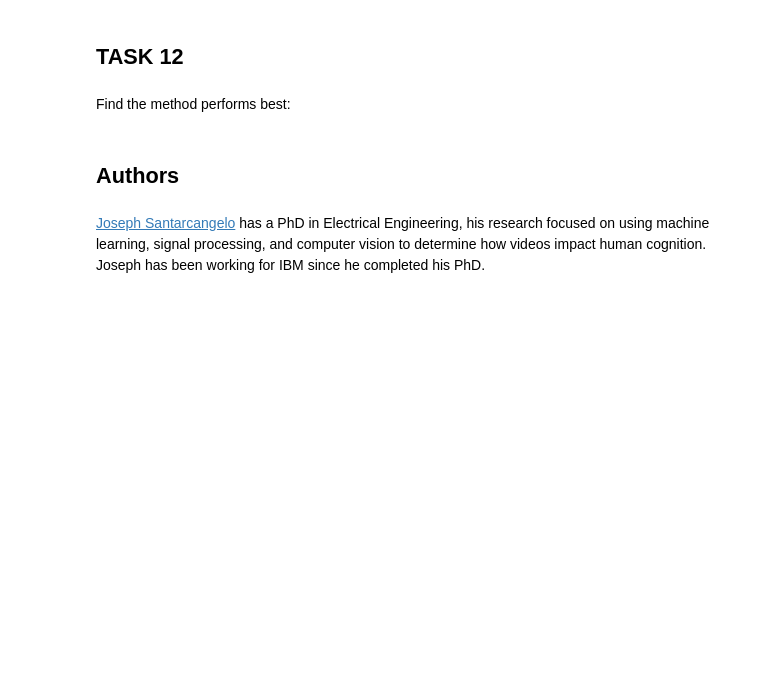
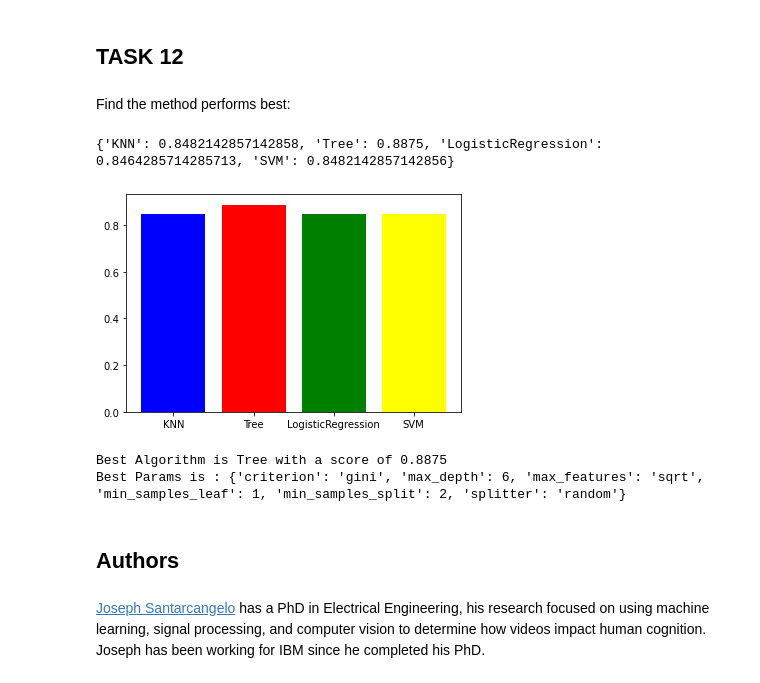
Before and after one commit to Shree-Varshini/IBM-Capstone-Project, a Jupyter notebook: Machine learning Prediction.ipynb, the cells around one changed output. Saved outputs shown, nothing was run; the diff lists cells and outputs as text; code cells hidden in the pictures; blank space fills up the shorter version.

```diff
--- a/Machine learning Prediction.ipynb
+++ b/Machine learning Prediction.ipynb
@@ -292,6 +292,31 @@ plot_confusion_matrix(Y_test,yhat)
 ## TASK  12
 # %% [markdown]
 Find the method performs best:
+# %%
+algorithms = {'KNN':knn_cv.best_score_,'Tree':tree_cv.best_score_,'LogisticRegression':logreg_cv.best_score_,'SVM':svm_cv.best_score_}
+print(algorithms)
+
+names = list(algorithms.keys())
+values = list(algorithms.values())
+
+plt.bar(range(len(algorithms)), values, tick_label=names,color = ['blue','red','green','yellow'])
+plt.show()
+
+bestalgorithm = max(algorithms, key=algorithms.get)
+print('Best Algorithm is',bestalgorithm,'with a score of',algorithms[bestalgorithm])
+if bestalgorithm == 'Tree':
+    print('Best Params is :',tree_cv.best_params_)
+if bestalgorithm == 'KNN':
+    print('Best Params is :',knn_cv.best_params_)
+if bestalgorithm == 'LogisticRegression':
+    print('Best Params is :',logreg_cv.best_params_)
+if bestalgorithm == 'SVM':
+    print('Best Params is :',svm_cv.best_params_)
+# %% [output]
+{'KNN': 0.8482142857142858, 'Tree': 0.8875, 'LogisticRegression': 0.8464285714285713, 'SVM': 0.8482142857142856}
+[figure, added]
+Best Algorithm is Tree with a score of 0.8875
+Best Params is : {'criterion': 'gini', 'max_depth': 6, 'max_features': 'sqrt', 'min_samples_leaf': 1, 'min_samples_split': 2, 'splitter': 'random'}
 # %% [markdown]
 ## Authors
 # %% [markdown]
```
Also changed, not shown: parts of 2 cells of this notebook.
